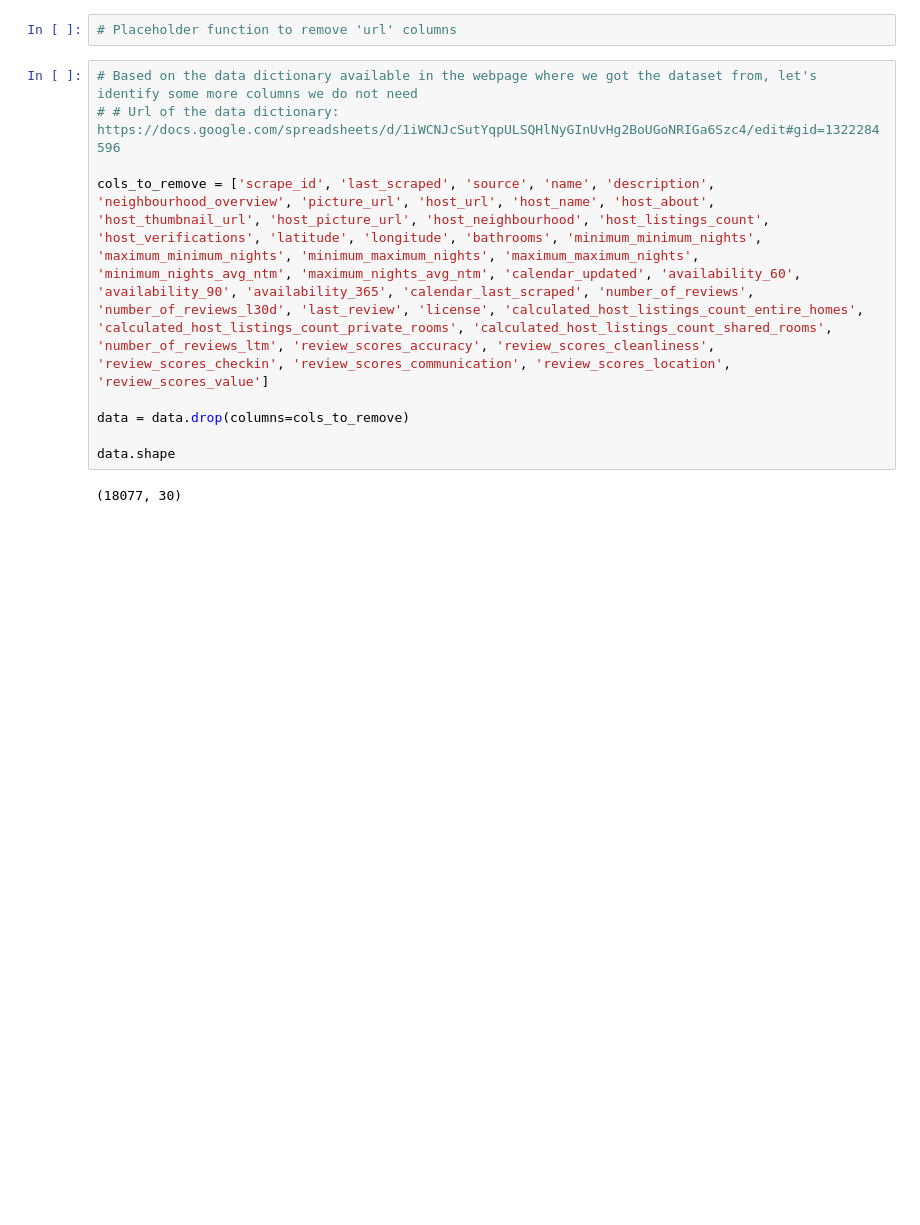
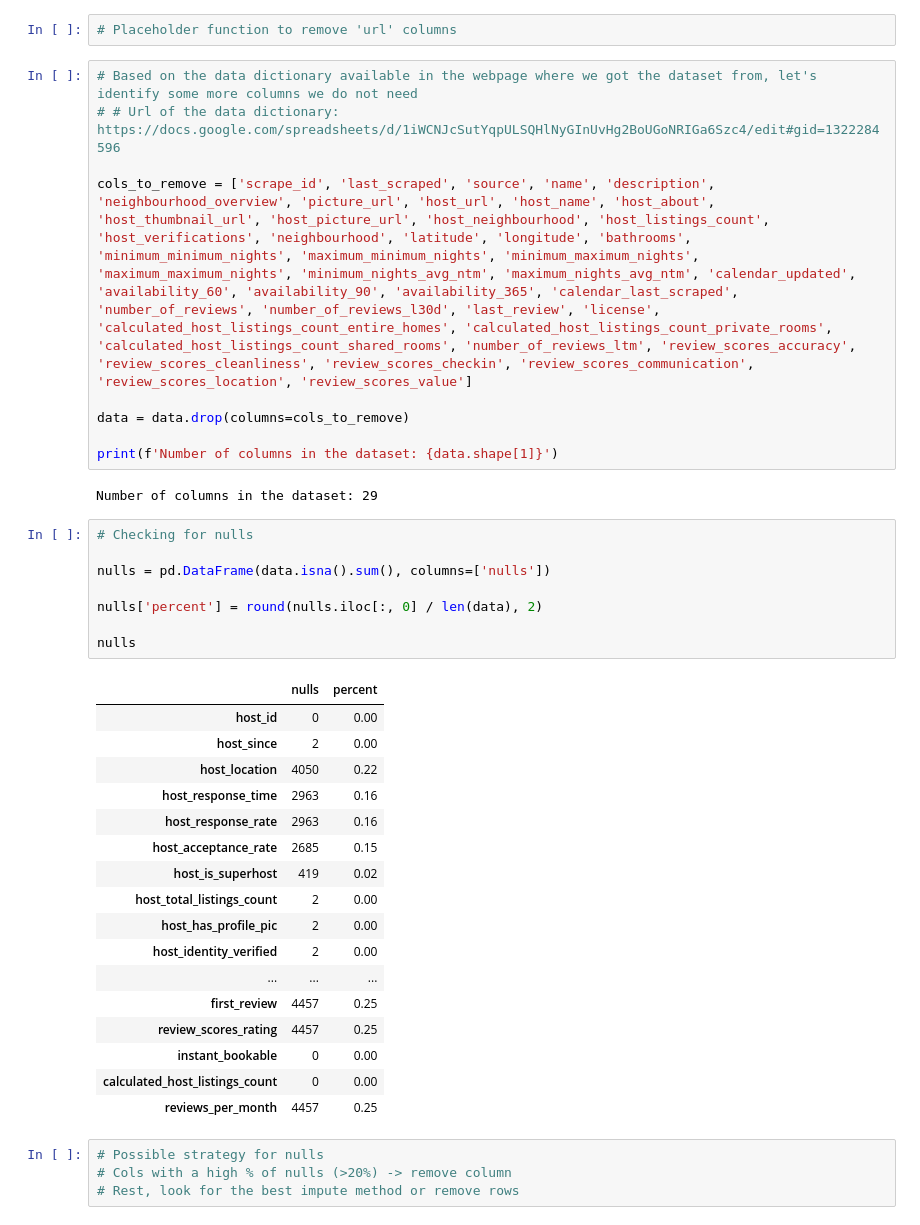
Before and after one commit to joacog86/midprojectlab, a Jupyter notebook: main.ipynb, the cells around one changed output. Cells and saved outputs as stored; diff of their text form; blank space fills up the shorter version.

```diff
--- a/main.ipynb
+++ b/main.ipynb
@@ -161,10 +172,40 @@ data.duplicated().sum()
 # Based on the data dictionary available in the webpage where we got the dataset from, let's identify some more columns we do not need
 # # Url of the data dictionary: https://docs.google.com/spreadsheets/d/1iWCNJcSutYqpULSQHlNyGInUvHg2BoUGoNRIGa6Szc4/edit#gid=1322284596
 
-cols_to_remove = ['scrape_id', 'last_scraped', 'source', 'name', 'description', 'neighbourhood_overview', 'picture_url', 'host_url', 'host_name', 'host_about', 'host_thumbnail_url', 'host_picture_url', 'host_neighbourhood', 'host_listings_count', 'host_verifications', 'latitude', 'longitude', 'bathrooms', 'minimum_minimum_nights', 'maximum_minimum_nights', 'minimum_maximum_nights', 'maximum_maximum_nights', 'minimum_nights_avg_ntm', 'maximum_nights_avg_ntm', 'calendar_updated', 'availability_60', 'availability_90', 'availability_365', 'calendar_last_scraped', 'number_of_reviews', 'number_of_reviews_l30d', 'last_review', 'license', 'calculated_host_listings_count_entire_homes', 'calculated_host_listings_count_private_rooms', 'calculated_host_listings_count_shared_rooms', 'number_of_reviews_ltm', 'review_scores_accuracy', 'review_scores_cleanliness', 'review_scores_checkin', 'review_scores_communication', 'review_scores_location', 'review_scores_value']
+cols_to_remove = ['scrape_id', 'last_scraped', 'source', 'name', 'description', 'neighbourhood_overview', 'picture_url', 'host_url', 'host_name', 'host_about', 'host_thumbnail_url', 'host_picture_url', 'host_neighbourhood', 'host_listings_count', 'host_verifications', 'neighbourhood', 'latitude', 'longitude', 'bathrooms', 'minimum_minimum_nights', 'maximum_minimum_nights', 'minimum_maximum_nights', 'maximum_maximum_nights', 'minimum_nights_avg_ntm', 'maximum_nights_avg_ntm', 'calendar_updated', 'availability_60', 'availability_90', 'availability_365', 'calendar_last_scraped', 'number_of_reviews', 'number_of_reviews_l30d', 'last_review', 'license', 'calculated_host_listings_count_entire_homes', 'calculated_host_listings_count_private_rooms', 'calculated_host_listings_count_shared_rooms', 'number_of_reviews_ltm', 'review_scores_accuracy', 'review_scores_cleanliness', 'review_scores_checkin', 'review_scores_communication', 'review_scores_location', 'review_scores_value']
 
 data = data.drop(columns=cols_to_remove)
 
-data.shape
+print(f'Number of columns in the dataset: {data.shape[1]}')
 # %% [output]
-(18077, 30)
+Number of columns in the dataset: 29
+# %%
+# Checking for nulls
+
+nulls = pd.DataFrame(data.isna().sum(), columns=['nulls'])
+
+nulls['percent'] = round(nulls.iloc[:, 0] / len(data), 2)
+
+nulls
+# %% [output]
+|  | nulls | percent |
+| host_id | 0 | 0.00 |
+| host_since | 2 | 0.00 |
+| host_location | 4050 | 0.22 |
+| host_response_time | 2963 | 0.16 |
+| host_response_rate | 2963 | 0.16 |
+| host_acceptance_rate | 2685 | 0.15 |
+| host_is_superhost | 419 | 0.02 |
+| host_total_listings_count | 2 | 0.00 |
+| host_has_profile_pic | 2 | 0.00 |
+| host_identity_verified | 2 | 0.00 |
+| ... | ... | ... |
+| first_review | 4457 | 0.25 |
+| review_scores_rating | 4457 | 0.25 |
+| instant_bookable | 0 | 0.00 |
+| calculated_host_listings_count | 0 | 0.00 |
+| reviews_per_month | 4457 | 0.25 |
+# %%
+# Possible strategy for nulls
+# Cols with a high % of nulls (>20%) -> remove column
+# Rest, look for the best impute method or remove rows
```
Also changed, not shown: parts of 34 cells of this notebook.
